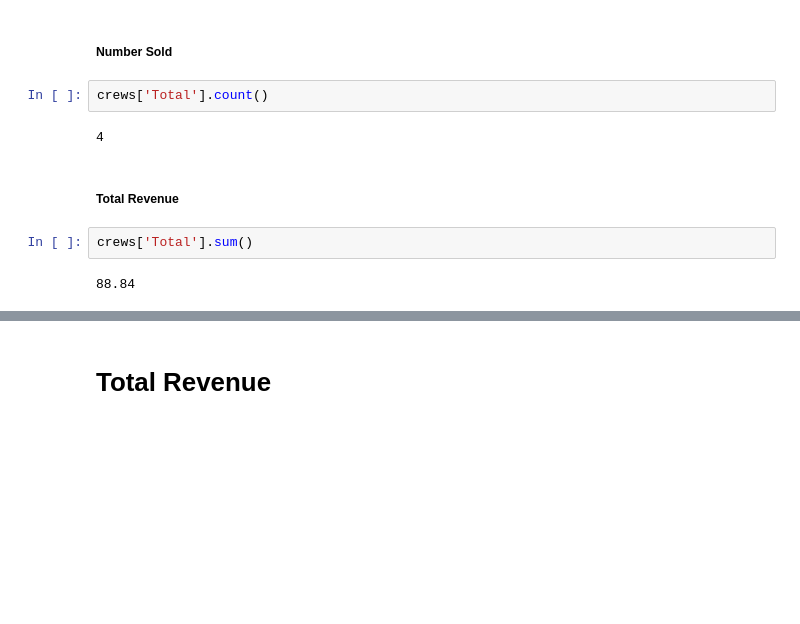
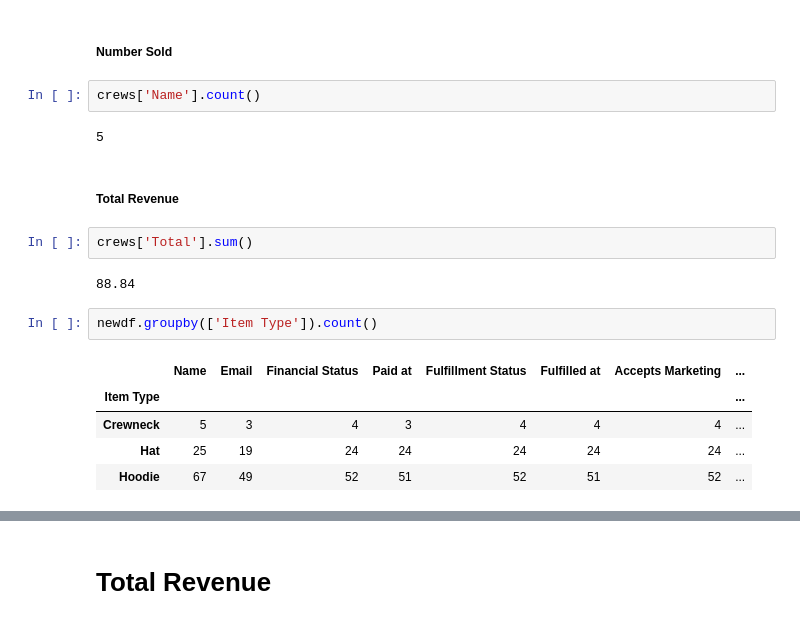
Before and after one commit to ethompson17/Explorer_Analytics, a Jupyter notebook: Explorer Analytics.ipynb, the cells around one changed output, grey strips where cells are left out. Drawn from its saved outputs; the diff is of its cells as text; blank space fills up the shorter version.

```diff
--- a/Explorer Analytics.ipynb
+++ b/Explorer Analytics.ipynb
@@ -209,12 +236,20 @@ crews['Total'].mean()
 # %% [markdown]
 ##### Number Sold
 # %%
-crews['Total'].count()
+crews['Name'].count()
 # %% [output]
-4
+5
-# %% [markdown]
-##### Total Revenue
-# %%
-crews['Total'].sum()
-# %% [output]
-88.84
+# %% [markdown]
+##### Total Revenue
+# %%
+crews['Total'].sum()
+# %% [output]
+88.84
+# %%
+newdf.groupby(['Item Type']).count()
+# %% [output]
+|  | Name | Email | Financial Status | Paid at | Fulfillment Status | Fulfilled at | Accepts Marketing | ... |
+| Item Type |  |  |  |  |  |  |  | ... |
+| Crewneck | 5 | 3 | 4 | 3 | 4 | 4 | 4 | ... |
+| Hat | 25 | 19 | 24 | 24 | 24 | 24 | 24 | ... |
+| Hoodie | 67 | 49 | 52 | 51 | 52 | 51 | 52 | ... |
```
Also changed, not shown: parts of 51 cells of this notebook.
